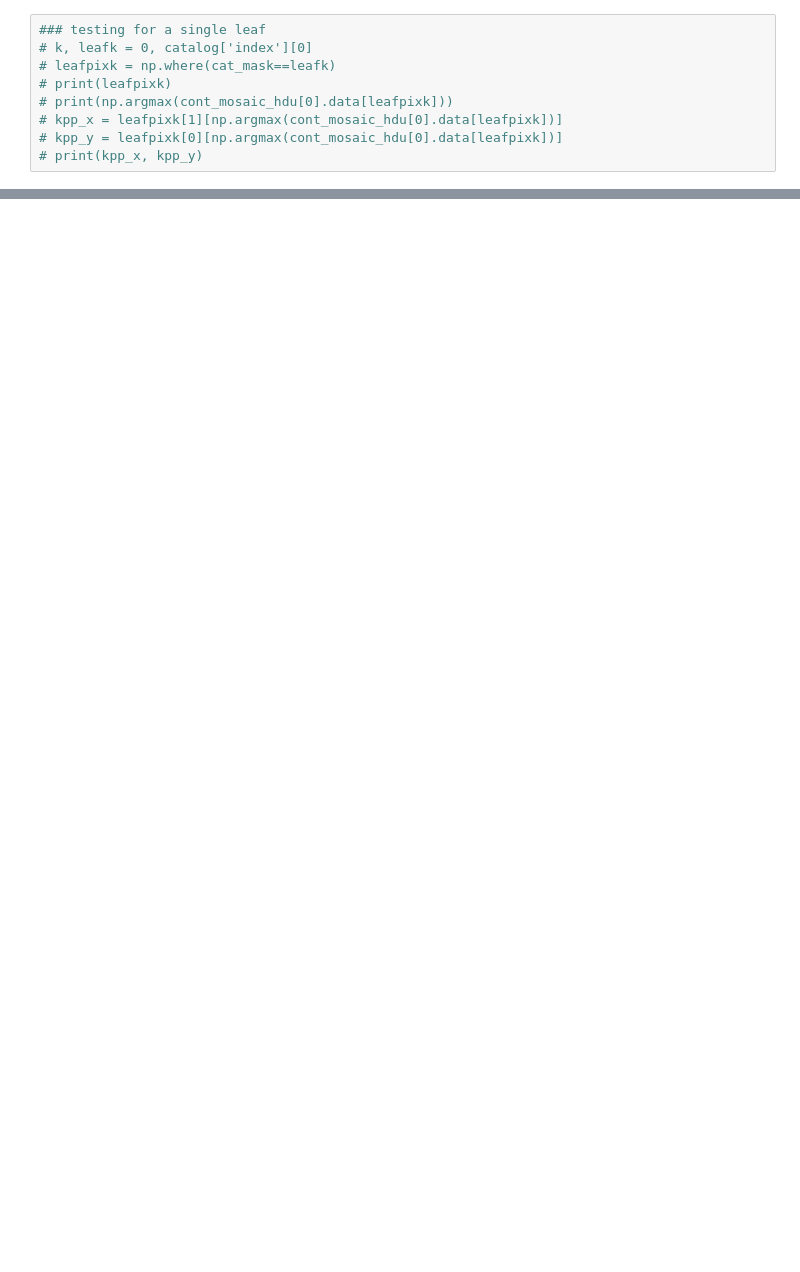
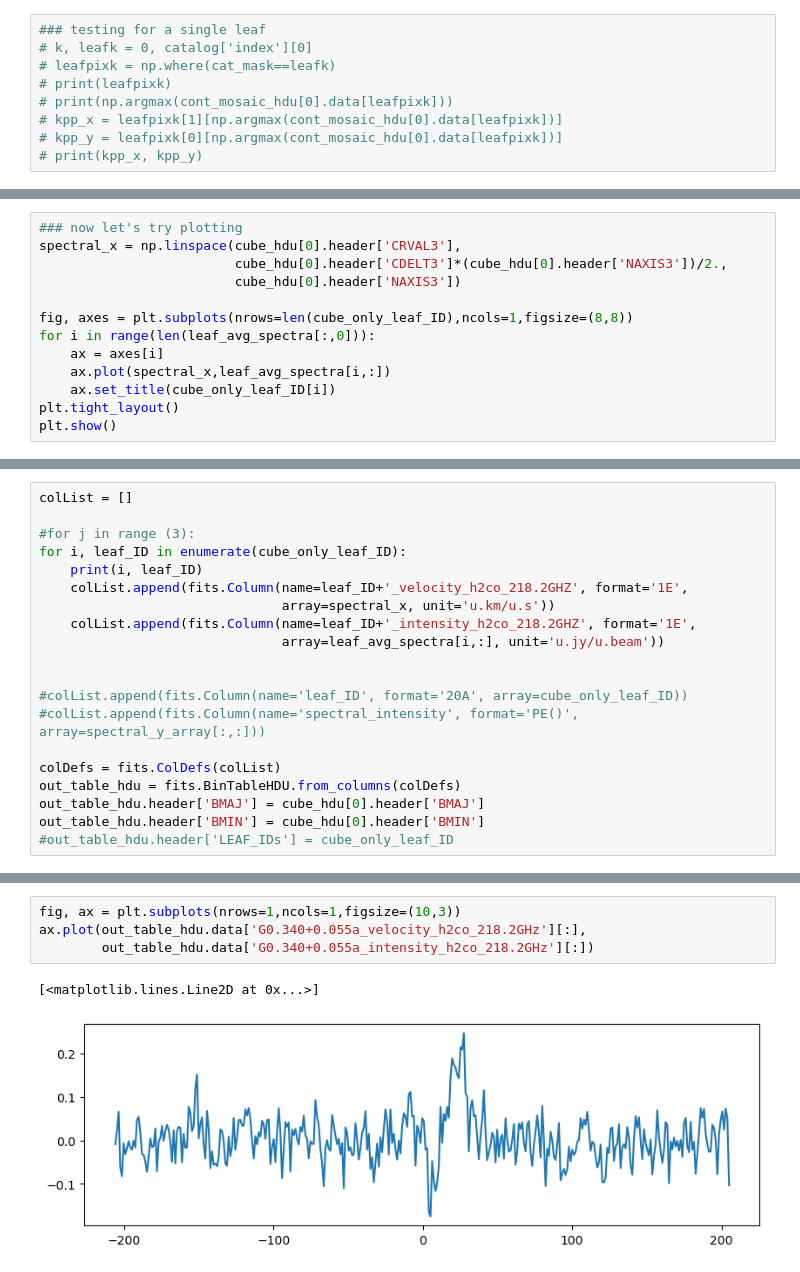
Before and after one commit to hpthatchfield/h2co_extraction, a Jupyter notebook: h2co_extraction.ipynb, the cells around one changed output, grey strips where cells are left out. Saved outputs shown, nothing was run; the diff lists cells and outputs as text; blank space fills up the shorter version.

```diff
--- a/h2co_extraction.ipynb
+++ b/h2co_extraction.ipynb
@@ -118,0 +232,13 @@ for i, pixi in enumerate(lpp_gal):
+# %%
+### now let's try plotting
+spectral_x = np.linspace(cube_hdu[0].header['CRVAL3'],
+                         cube_hdu[0].header['CDELT3']*(cube_hdu[0].header['NAXIS3'])/2.,
+                         cube_hdu[0].header['NAXIS3'])
+
+fig, axes = plt.subplots(nrows=len(cube_only_leaf_ID),ncols=1,figsize=(8,8))
+for i in range(len(leaf_avg_spectra[:,0])):
+    ax = axes[i]
+    ax.plot(spectral_x,leaf_avg_spectra[i,:])
+    ax.set_title(cube_only_leaf_ID[i])
+plt.tight_layout()
+plt.show()
@@ -118,0 +275,20 @@ for i, pixi in enumerate(lpp_gal):
+# %%
+colList = []
+
+#for j in range (3):
+for i, leaf_ID in enumerate(cube_only_leaf_ID):
+    print(i, leaf_ID)
+    colList.append(fits.Column(name=leaf_ID+'_velocity_h2co_218.2GHZ', format='1E',
+                               array=spectral_x, unit='u.km/u.s'))
+    colList.append(fits.Column(name=leaf_ID+'_intensity_h2co_218.2GHZ', format='1E',
+                               array=leaf_avg_spectra[i,:], unit='u.jy/u.beam'))
+
+
+#colList.append(fits.Column(name='leaf_ID', format='20A', array=cube_only_leaf_ID))
+#colList.append(fits.Column(name='spectral_intensity', format='PE()', array=spectral_y_array[:,:]))
+
+colDefs = fits.ColDefs(colList)
+out_table_hdu = fits.BinTableHDU.from_columns(colDefs)
+out_table_hdu.header['BMAJ'] = cube_hdu[0].header['BMAJ']
+out_table_hdu.header['BMIN'] = cube_hdu[0].header['BMIN']
+#out_table_hdu.header['LEAF_IDs'] = cube_only_leaf_ID
@@ -118,0 +322,7 @@ for i, pixi in enumerate(lpp_gal):
+# %%
+fig, ax = plt.subplots(nrows=1,ncols=1,figsize=(10,3))
+ax.plot(out_table_hdu.data['G0.340+0.055a_velocity_h2co_218.2GHz'][:],
+        out_table_hdu.data['G0.340+0.055a_intensity_h2co_218.2GHz'][:])
+# %% [output]
+[<matplotlib.lines.Line2D at 0x...>]
+[figure, added]
```
Also changed, not shown: parts of 22 cells of this notebook, 1 other file.
